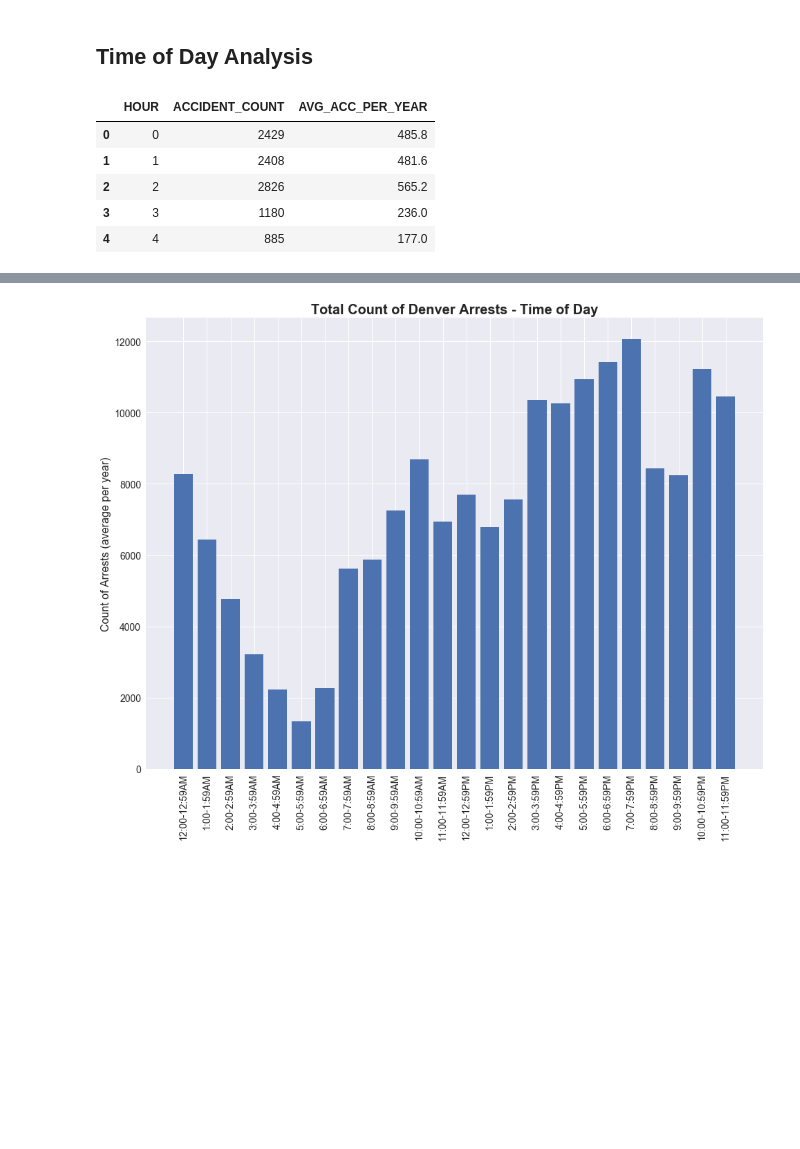
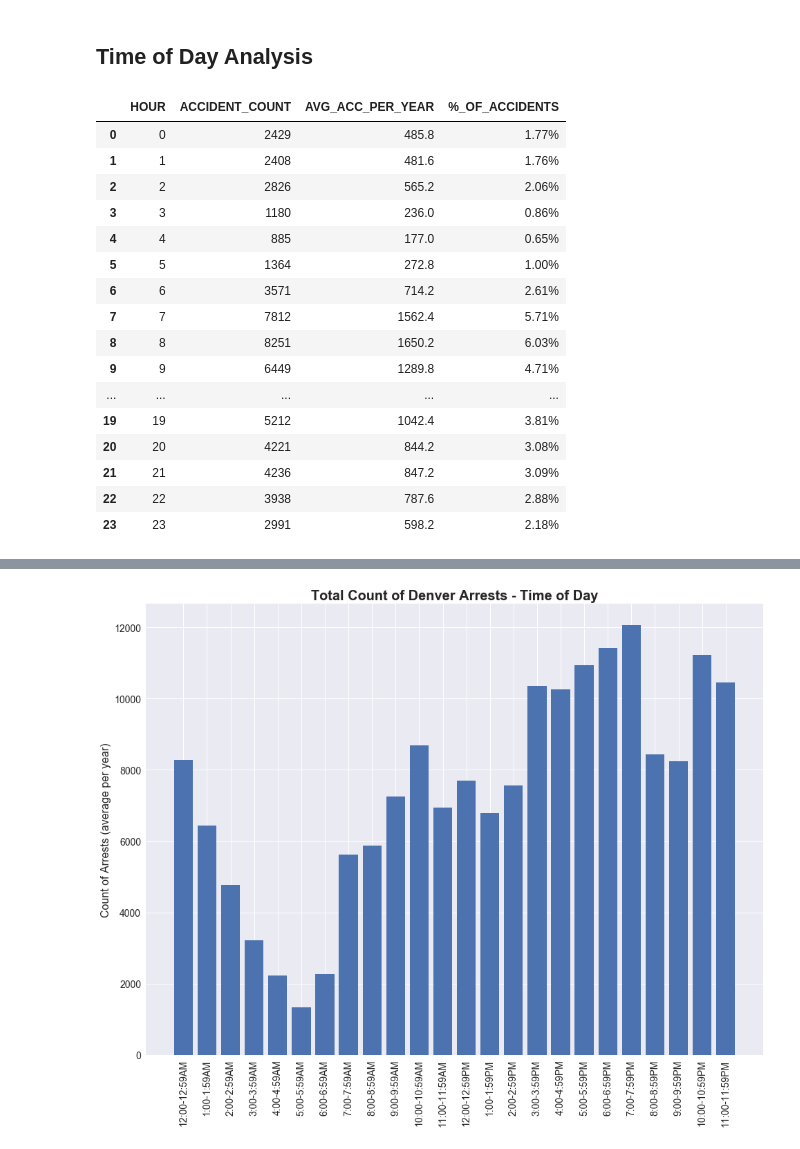
Before and after one commit to LRenkel/Project_1_Denver_Neighborhood_Analysis, a Jupyter notebook: Denver Arrests and Accidents with Analysis.ipynb, the cells around one changed output, grey strips where cells are left out. Drawn from its saved outputs; the diff is of its cells as text; code cells hidden in the pictures; blank space fills up the shorter version.

```diff
--- a/Denver Arrests and Accidents with Analysis.ipynb
+++ b/Denver Arrests and Accidents with Analysis.ipynb
@@ -435,15 +435,27 @@ fatal_df.head(10)
 # %%
 accidents_by_hour = accident_df.loc[accident_df['YEAR'] < 2018] #Get rid of 2018 data so as not to skew
 num_years = accidents_by_hour['YEAR'].max() - accidents_by_hour['YEAR'].min()
 accidents_by_hour = accidents_by_hour.groupby(['HOUR']).OFFENSE_ID.count().reset_index()
 accidents_by_hour= accidents_by_hour.rename(columns={'OFFENSE_ID': "ACCIDENT_COUNT"})
 accidents_by_hour['AVG_ACC_PER_YEAR'] = accidents_by_hour['ACCIDENT_COUNT']/num_years
-accidents_by_hour.head()
+accidents_by_hour['%_OF_ACCIDENTS'] = (accidents_by_hour['AVG_ACC_PER_YEAR']/accidents_by_hour['AVG_ACC_PER_YEAR'].sum()*100).map('{:.2f}%'.format)
+accidents_by_hour
 # %% [output]
-|  | HOUR | ACCIDENT_COUNT | AVG_ACC_PER_YEAR |
-| 0 | 0 | 2429 | 485.8 |
-| 1 | 1 | 2408 | 481.6 |
-| 2 | 2 | 2826 | 565.2 |
-| 3 | 3 | 1180 | 236.0 |
-| 4 | 4 | 885 | 177.0 |
+|  | HOUR | ACCIDENT_COUNT | AVG_ACC_PER_YEAR | %_OF_ACCIDENTS |
+| 0 | 0 | 2429 | 485.8 | 1.77% |
+| 1 | 1 | 2408 | 481.6 | 1.76% |
+| 2 | 2 | 2826 | 565.2 | 2.06% |
+| 3 | 3 | 1180 | 236.0 | 0.86% |
+| 4 | 4 | 885 | 177.0 | 0.65% |
+| 5 | 5 | 1364 | 272.8 | 1.00% |
+| 6 | 6 | 3571 | 714.2 | 2.61% |
+| 7 | 7 | 7812 | 1562.4 | 5.71% |
+| 8 | 8 | 8251 | 1650.2 | 6.03% |
+| 9 | 9 | 6449 | 1289.8 | 4.71% |
+| ... | ... | ... | ... | ... |
+| 19 | 19 | 5212 | 1042.4 | 3.81% |
+| 20 | 20 | 4221 | 844.2 | 3.08% |
+| 21 | 21 | 4236 | 847.2 | 3.09% |
+| 22 | 22 | 3938 | 787.6 | 2.88% |
+| 23 | 23 | 2991 | 598.2 | 2.18% |
 # %%
```
Also changed, not shown: parts of 10 cells of this notebook.
